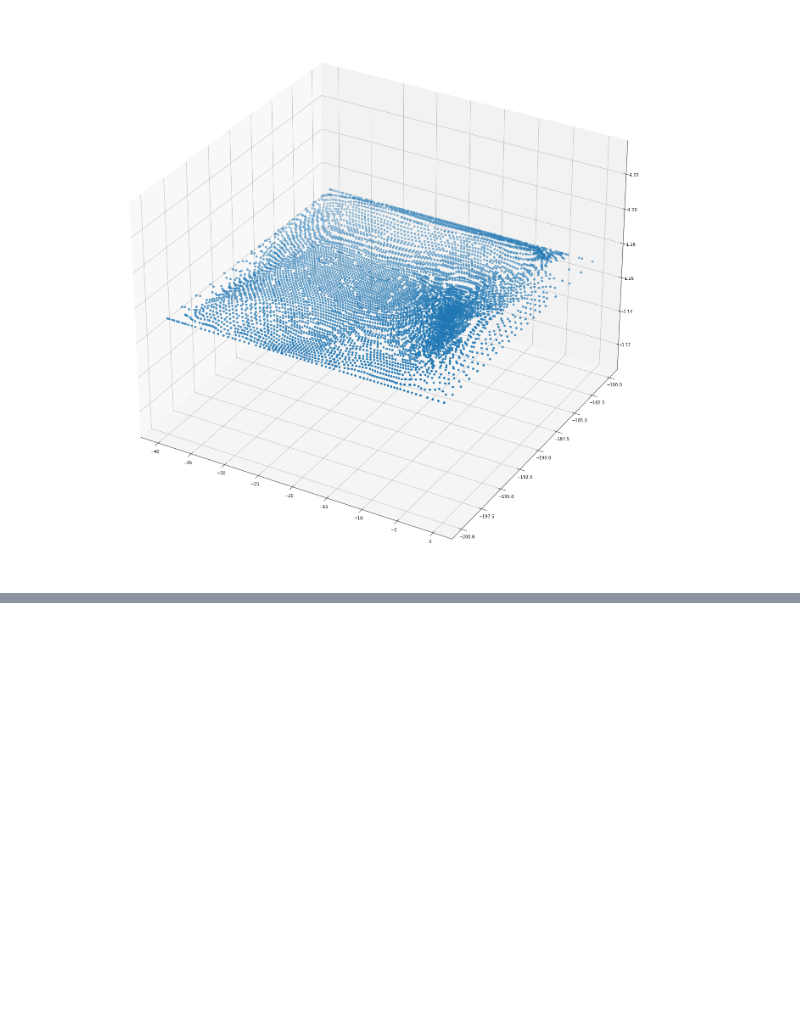
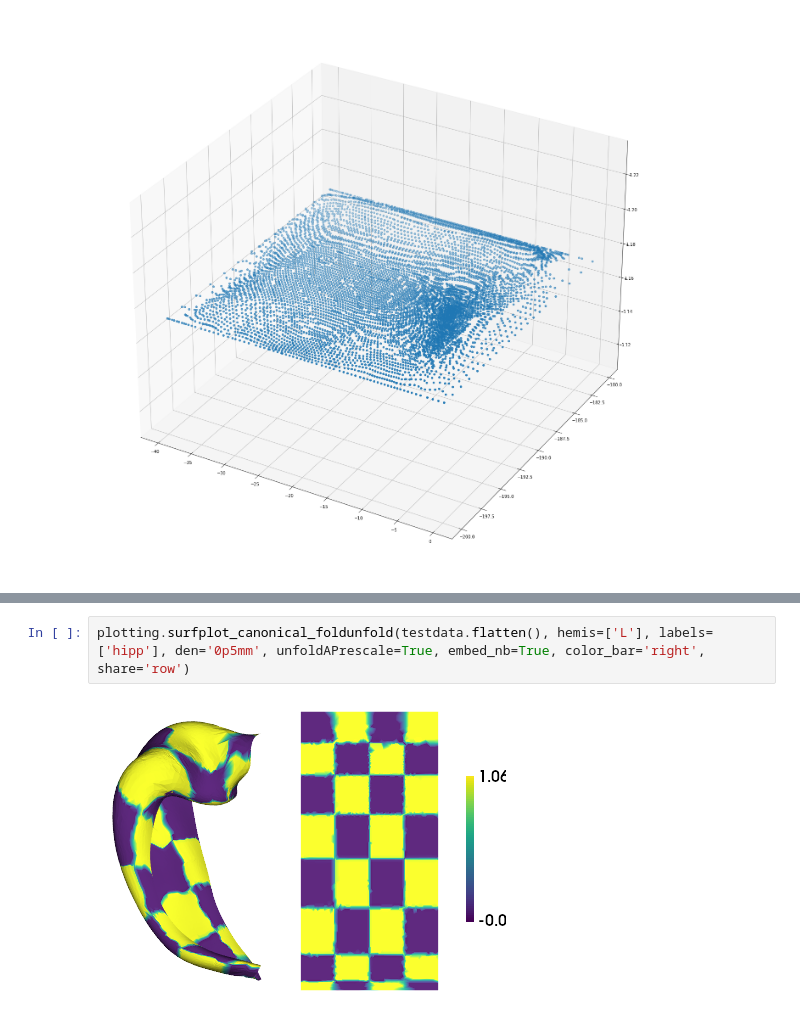
Before and after one commit to jordandekraker/hippunfold_toolbox, a Jupyter notebook: notebooks/APrescale_tester.ipynb, the cells around one changed output, grey strips where cells are left out. Drawn from its saved outputs; the diff is of its cells as text; blank space fills up the shorter version.

```diff
--- a/notebooks/APrescale_tester.ipynb
+++ b/notebooks/APrescale_tester.ipynb
@@ -103,0 +119,4 @@ ax.scatter(v2[:,0],v2[:,1],v2[:,2])
+# %%
+plotting.surfplot_canonical_foldunfold(testdata.flatten(), hemis=['L'], labels=['hipp'], den='0p5mm', unfoldAPrescale=True, embed_nb=True, color_bar='right', share='row')
+# %% [output]
+[figure, added]
```
Also changed, not shown: parts of 4 cells of this notebook, 2 other files.
